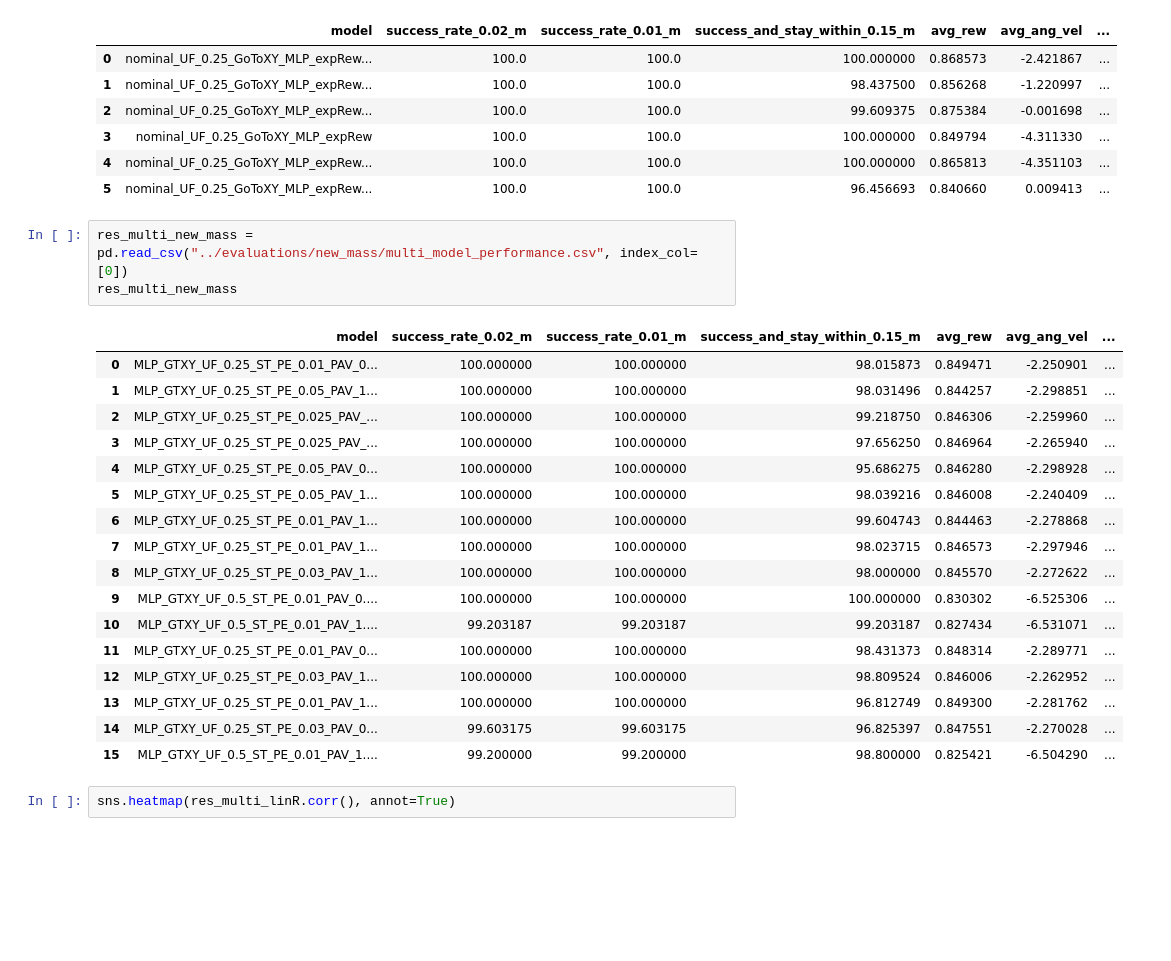
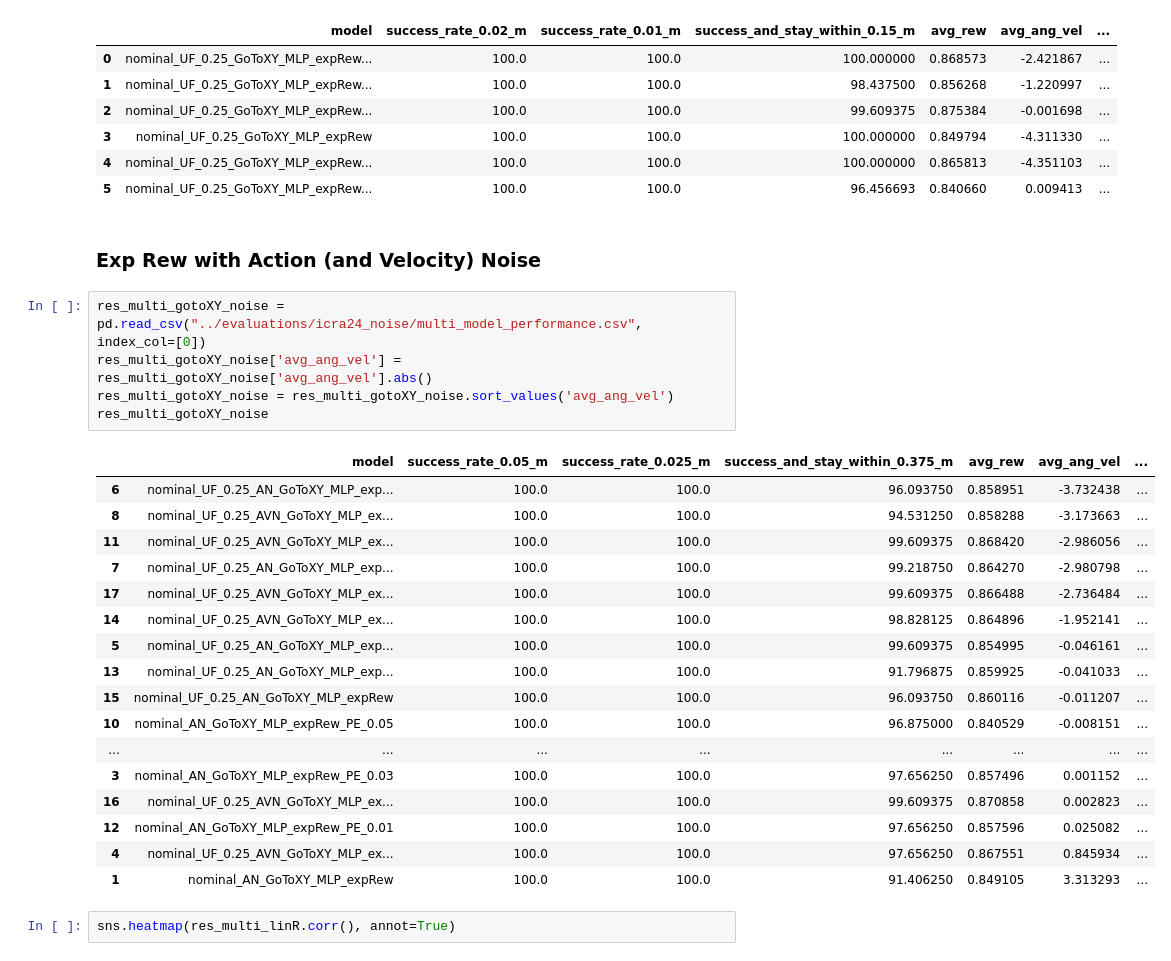
Before and after one commit to elharirymatteo/RANS, a Jupyter notebook: omniisaacgymenvs/utils/test_plots.ipynb, the cells around one changed output. Drawn from its saved outputs; the diff is of its cells as text; blank space fills up the shorter version.

```diff
--- a/omniisaacgymenvs/utils/test_plots.ipynb
+++ b/omniisaacgymenvs/utils/test_plots.ipynb
@@ -129,27 +186,31 @@ res_multi_expR_UF
 | 3 | nominal_UF_0.25_GoToXY_MLP_expRew | 100.0 | 100.0 | 100.000000 | 0.849794 | -4.311330 | ... |
 | 4 | nominal_UF_0.25_GoToXY_MLP_expRew... | 100.0 | 100.0 | 100.000000 | 0.865813 | -4.351103 | ... |
 | 5 | nominal_UF_0.25_GoToXY_MLP_expRew... | 100.0 | 100.0 | 96.456693 | 0.840660 | 0.009413 | ... |
+# %% [markdown]
+### Exp Rew with Action (and Velocity) Noise
 # %%
-res_multi_new_mass = pd.read_csv("../evaluations/new_mass/multi_model_performance.csv", index_col=[0])
-res_multi_new_mass
+res_multi_gotoXY_noise = pd.read_csv("../evaluations/icra24_noise/multi_model_performance.csv", index_col=[0])
+res_multi_gotoXY_noise['avg_ang_vel'] = res_multi_gotoXY_noise['avg_ang_vel'].abs()
+res_multi_gotoXY_noise = res_multi_gotoXY_noise.sort_values('avg_ang_vel')
+res_multi_gotoXY_noise
 # %% [output]
-|  | model | success_rate_0.02_m | success_rate_0.01_m | success_and_stay_within_0.15_m | avg_rew | avg_ang_vel | ... |
-| 0 | MLP_GTXY_UF_0.25_ST_PE_0.01_PAV_0... | 100.000000 | 100.000000 | 98.015873 | 0.849471 | -2.250901 | ... |
-| 1 | MLP_GTXY_UF_0.25_ST_PE_0.05_PAV_1... | 100.000000 | 100.000000 | 98.031496 | 0.844257 | -2.298851 | ... |
-| 2 | MLP_GTXY_UF_0.25_ST_PE_0.025_PAV_... | 100.000000 | 100.000000 | 99.218750 | 0.846306 | -2.259960 | ... |
-| 3 | MLP_GTXY_UF_0.25_ST_PE_0.025_PAV_... | 100.000000 | 100.000000 | 97.656250 | 0.846964 | -2.265940 | ... |
-| 4 | MLP_GTXY_UF_0.25_ST_PE_0.05_PAV_0... | 100.000000 | 100.000000 | 95.686275 | 0.846280 | -2.298928 | ... |
-| 5 | MLP_GTXY_UF_0.25_ST_PE_0.05_PAV_1... | 100.000000 | 100.000000 | 98.039216 | 0.846008 | -2.240409 | ... |
-| 6 | MLP_GTXY_UF_0.25_ST_PE_0.01_PAV_1... | 100.000000 | 100.000000 | 99.604743 | 0.844463 | -2.278868 | ... |
-| 7 | MLP_GTXY_UF_0.25_ST_PE_0.01_PAV_1... | 100.000000 | 100.000000 | 98.023715 | 0.846573 | -2.297946 | ... |
-| 8 | MLP_GTXY_UF_0.25_ST_PE_0.03_PAV_1... | 100.000000 | 100.000000 | 98.000000 | 0.845570 | -2.272622 | ... |
-| 9 | MLP_GTXY_UF_0.5_ST_PE_0.01_PAV_0.... | 100.000000 | 100.000000 | 100.000000 | 0.830302 | -6.525306 | ... |
-| 10 | MLP_GTXY_UF_0.5_ST_PE_0.01_PAV_1.... | 99.203187 | 99.203187 | 99.203187 | 0.827434 | -6.531071 | ... |
-| 11 | MLP_GTXY_UF_0.25_ST_PE_0.01_PAV_0... | 100.000000 | 100.000000 | 98.431373 | 0.848314 | -2.289771 | ... |
-| 12 | MLP_GTXY_UF_0.25_ST_PE_0.03_PAV_1... | 100.000000 | 100.000000 | 98.809524 | 0.846006 | -2.262952 | ... |
-| 13 | MLP_GTXY_UF_0.25_ST_PE_0.01_PAV_1... | 100.000000 | 100.000000 | 96.812749 | 0.849300 | -2.281762 | ... |
-| 14 | MLP_GTXY_UF_0.25_ST_PE_0.03_PAV_0... | 99.603175 | 99.603175 | 96.825397 | 0.847551 | -2.270028 | ... |
-| 15 | MLP_GTXY_UF_0.5_ST_PE_0.01_PAV_1.... | 99.200000 | 99.200000 | 98.800000 | 0.825421 | -6.504290 | ... |
+|  | model | success_rate_0.05_m | success_rate_0.025_m | success_and_stay_within_0.375_m | avg_rew | avg_ang_vel | ... |
+| 6 | nominal_UF_0.25_AN_GoToXY_MLP_exp... | 100.0 | 100.0 | 96.093750 | 0.858951 | -3.732438 | ... |
+| 8 | nominal_UF_0.25_AVN_GoToXY_MLP_ex... | 100.0 | 100.0 | 94.531250 | 0.858288 | -3.173663 | ... |
+| 11 | nominal_UF_0.25_AVN_GoToXY_MLP_ex... | 100.0 | 100.0 | 99.609375 | 0.868420 | -2.986056 | ... |
+| 7 | nominal_UF_0.25_AN_GoToXY_MLP_exp... | 100.0 | 100.0 | 99.218750 | 0.864270 | -2.980798 | ... |
+| 17 | nominal_UF_0.25_AVN_GoToXY_MLP_ex... | 100.0 | 100.0 | 99.609375 | 0.866488 | -2.736484 | ... |
+| 14 | nominal_UF_0.25_AVN_GoToXY_MLP_ex... | 100.0 | 100.0 | 98.828125 | 0.864896 | -1.952141 | ... |
+| 5 | nominal_UF_0.25_AN_GoToXY_MLP_exp... | 100.0 | 100.0 | 99.609375 | 0.854995 | -0.046161 | ... |
+| 13 | nominal_UF_0.25_AN_GoToXY_MLP_exp... | 100.0 | 100.0 | 91.796875 | 0.859925 | -0.041033 | ... |
+| 15 | nominal_UF_0.25_AN_GoToXY_MLP_expRew | 100.0 | 100.0 | 96.093750 | 0.860116 | -0.011207 | ... |
+| 10 | nominal_AN_GoToXY_MLP_expRew_PE_0.05 | 100.0 | 100.0 | 96.875000 | 0.840529 | -0.008151 | ... |
+| ... | ... | ... | ... | ... | ... | ... | ... |
+| 3 | nominal_AN_GoToXY_MLP_expRew_PE_0.03 | 100.0 | 100.0 | 97.656250 | 0.857496 | 0.001152 | ... |
+| 16 | nominal_UF_0.25_AVN_GoToXY_MLP_ex... | 100.0 | 100.0 | 99.609375 | 0.870858 | 0.002823 | ... |
+| 12 | nominal_AN_GoToXY_MLP_expRew_PE_0.01 | 100.0 | 100.0 | 97.656250 | 0.857596 | 0.025082 | ... |
+| 4 | nominal_UF_0.25_AVN_GoToXY_MLP_ex... | 100.0 | 100.0 | 97.656250 | 0.867551 | 0.845934 | ... |
+| 1 | nominal_AN_GoToXY_MLP_expRew | 100.0 | 100.0 | 91.406250 | 0.849105 | 3.313293 | ... |
 # %%
 sns.heatmap(res_multi_linR.corr(), annot=True)
 # %% [output]
```
Also changed, not shown: parts of 10 cells of this notebook, 4 other files.
